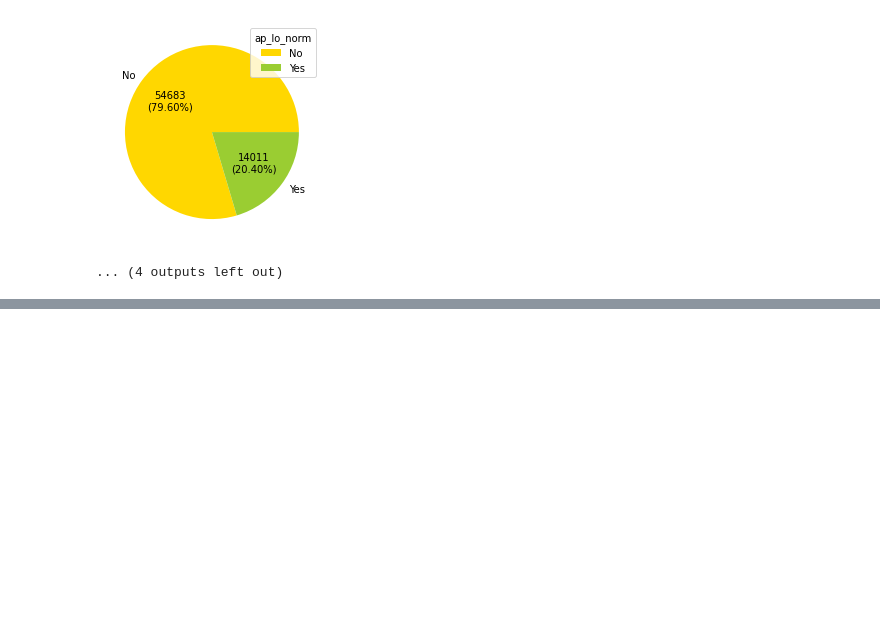
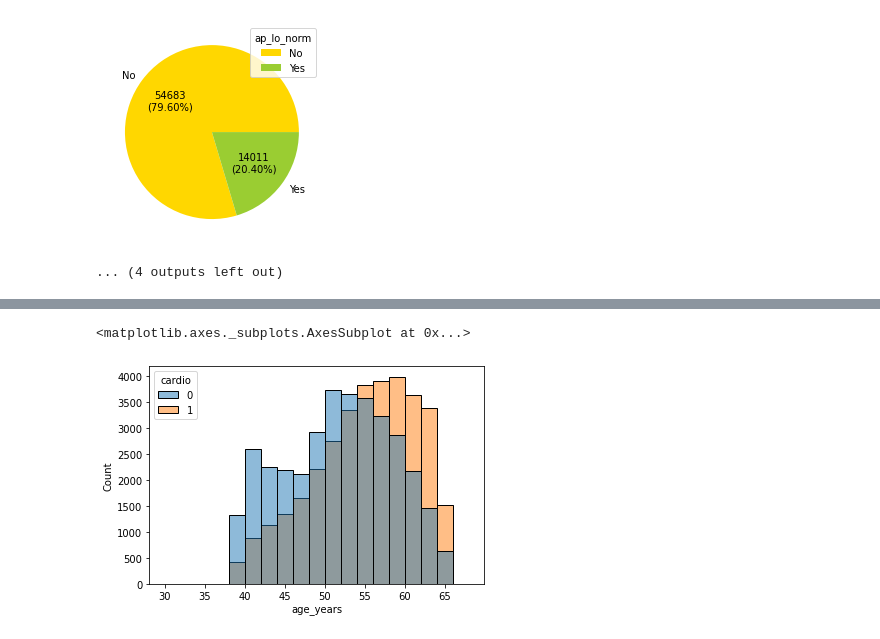
Before and after one commit to Psychraft/Big-Data-Project, a Jupyter notebook: Final_Project_Big_Data_Analysis.ipynb, the cells around one changed output, grey strips where cells are left out. Cells and saved outputs as stored; diff of their text form; code cells hidden in the pictures; blank space fills up the shorter version.

```diff
--- a/Final_Project_Big_Data_Analysis.ipynb
+++ b/Final_Project_Big_Data_Analysis.ipynb
@@ -582,0 +603,5 @@ We can also notice there was not level of hyper_crisis just small number in ap_h
+# %%
+sns.histplot(Cardio_disease2, x='age_years', bins = range(30,70,2), hue='cardio')
+# %% [output]
+<matplotlib.axes._subplots.AxesSubplot at 0x...>
+[figure, added]
```
Also changed, not shown: parts of 17 cells of this notebook.
